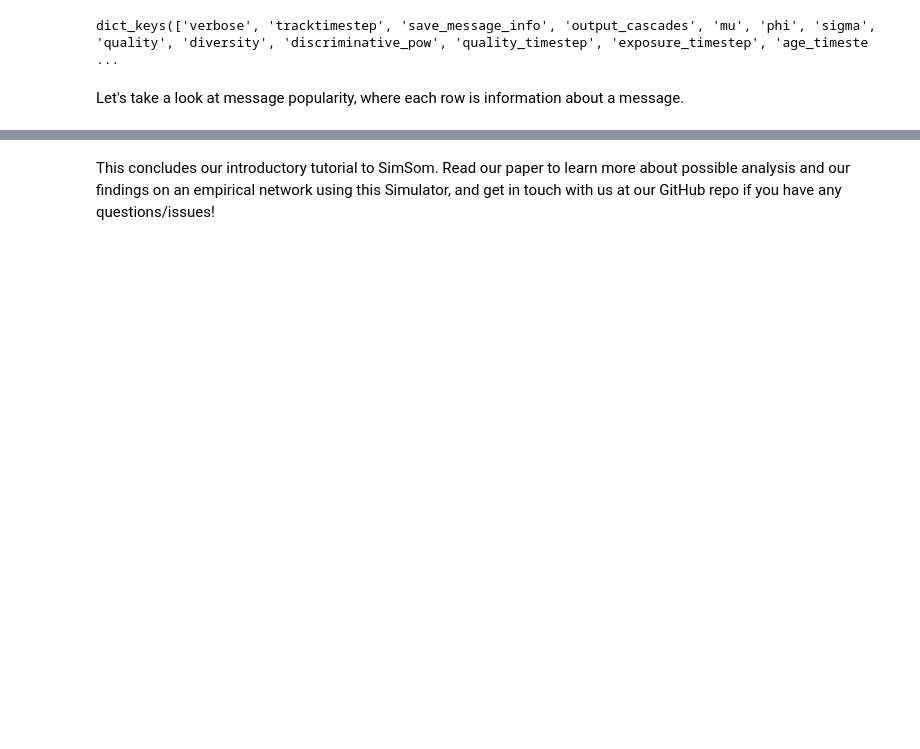
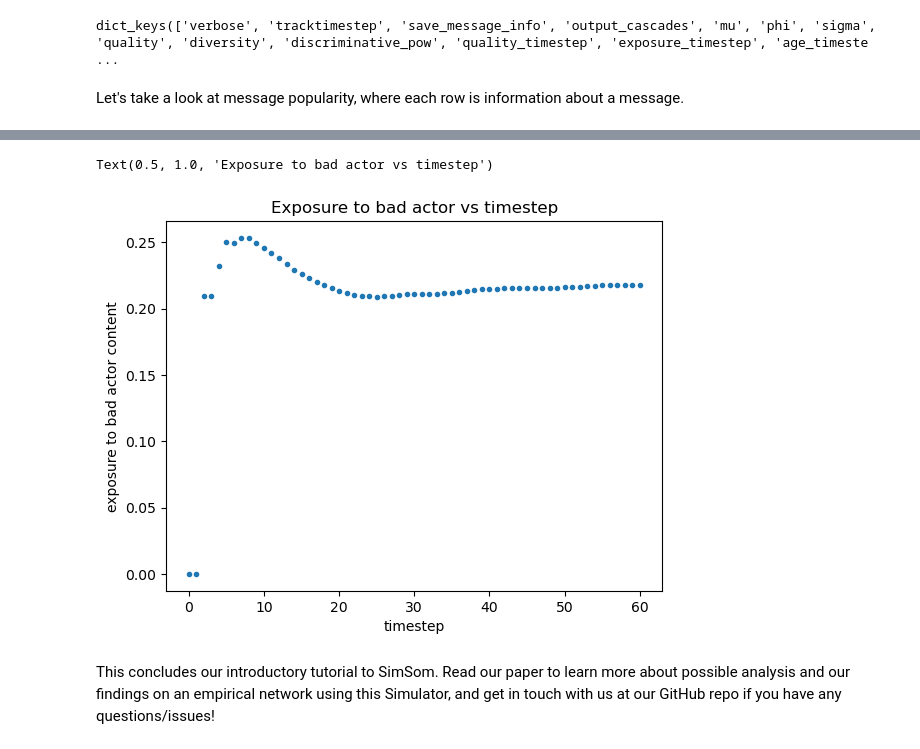
Before and after one commit to osome-iu/SimSoM, a Jupyter notebook: example/run_simulation.ipynb, the cells around one changed output, grey strips where cells are left out. Drawn from its saved outputs; the diff is of its cells as text; code cells hidden in the pictures; blank space fills up the shorter version.

Commit message:
calculate exposure using Fb definition & example

```diff
--- a/example/run_simulation.ipynb
+++ b/example/run_simulation.ipynb
@@ -163,2 +170,13 @@ Text(0.5, 1.0, 'Quality vs timestep')
+# %%
+import matplotlib.pyplot as plt
+
+timesteps = len(verbose["exposure_timestep"])
+plt.scatter(range(timesteps), verbose["exposure_timestep"], s=9)
+plt.xlabel("timestep")
+plt.ylabel("exposure to bad actor content")
+plt.title("Exposure to bad actor vs timestep")
+# %% [output]
+Text(0.5, 1.0, 'Exposure to bad actor vs timestep')
+[figure, added]
 # %% [markdown]
 This concludes our introductory tutorial to SimSom. Read our paper to learn more about possible analysis and our findings on an empirical network using this Simulator, and get in touch with us at our GitHub repo if you have any questions/issues!
```
Also changed, not shown: parts of 6 cells of this notebook, 5 other files.
